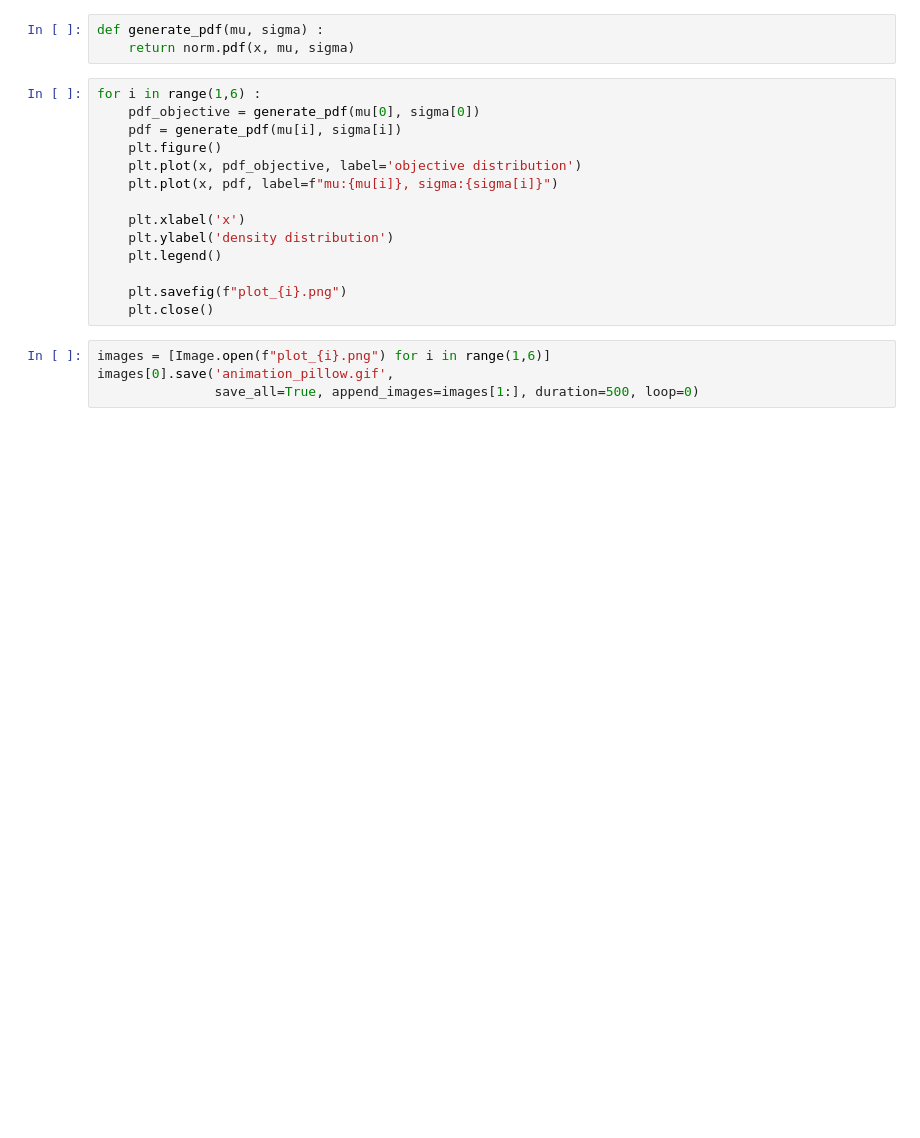
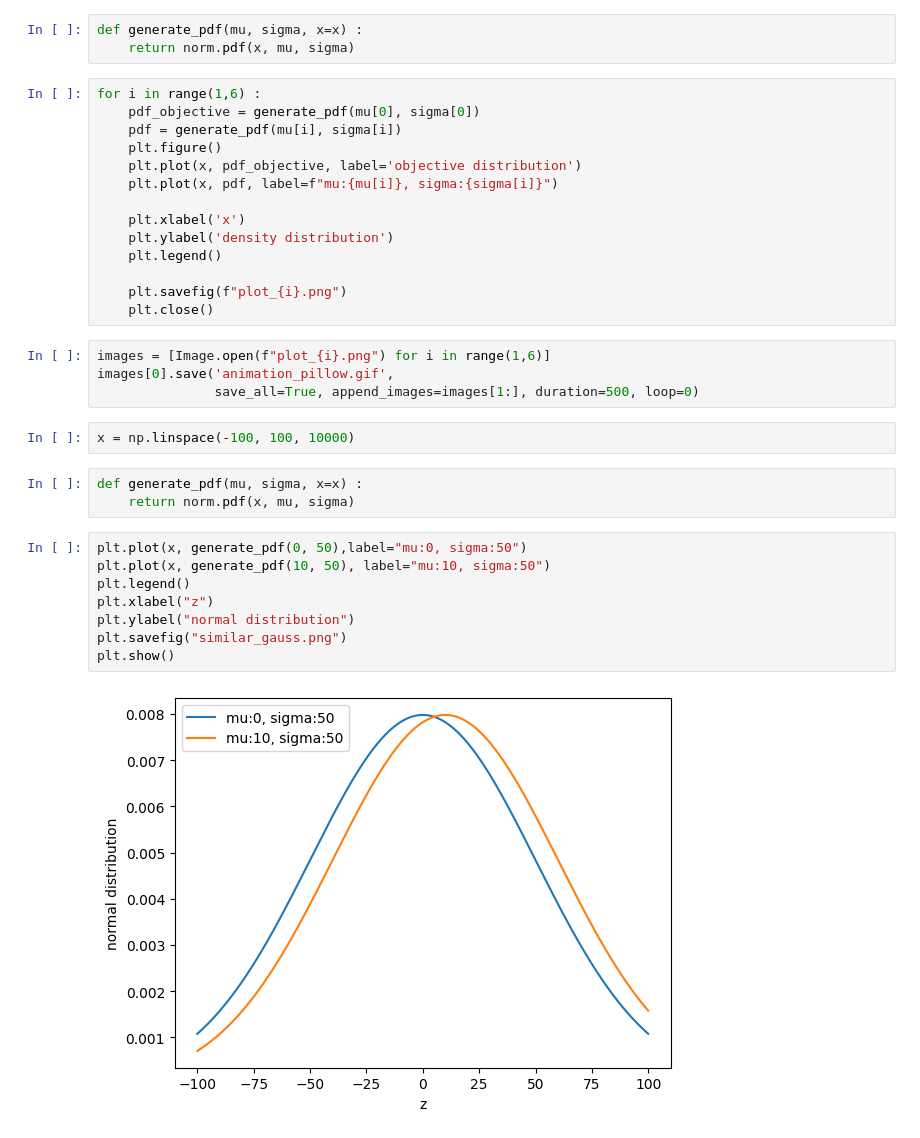
Before and after one commit to alexandremyara/alexandremyara.github.io, a Jupyter notebook: articles/vae/vae.ipynb, the cells around one changed output. Saved outputs shown, nothing was run; the diff lists cells and outputs as text; blank space fills up the shorter version.

```diff
--- a/articles/vae/vae.ipynb
+++ b/articles/vae/vae.ipynb
@@ -8,7 +8,7 @@ mu = [0, 4, 3, 2, 1, 0]
 sigma = [1, 2.5, 2, 1.5, 1.25, 1.10]
 x = np.linspace(mu[4] - 4*sigma[4], mu[4] + 4*sigma[4], 1000)
 # %%
-def generate_pdf(mu, sigma) :
+def generate_pdf(mu, sigma, x=x) :
     return norm.pdf(x, mu, sigma)
 # %%
 for i in range(1,6) :
@@ -28,3 +28,18 @@ for i in range(1,6) :
 images = [Image.open(f"plot_{i}.png") for i in range(1,6)]
 images[0].save('animation_pillow.gif',
                save_all=True, append_images=images[1:], duration=500, loop=0)
+# %%
+x = np.linspace(-100, 100, 10000)
+# %%
+def generate_pdf(mu, sigma, x=x) :
+    return norm.pdf(x, mu, sigma)
+# %%
+plt.plot(x, generate_pdf(0, 50),label="mu:0, sigma:50")
+plt.plot(x, generate_pdf(10, 50), label="mu:10, sigma:50")
+plt.legend()
+plt.xlabel("z")
+plt.ylabel("normal distribution")
+plt.savefig("similar_gauss.png")
+plt.show()
+# %% [output]
+[figure, added]
```
Also changed, not shown: parts of 1 cell of this notebook, 9 other files.
